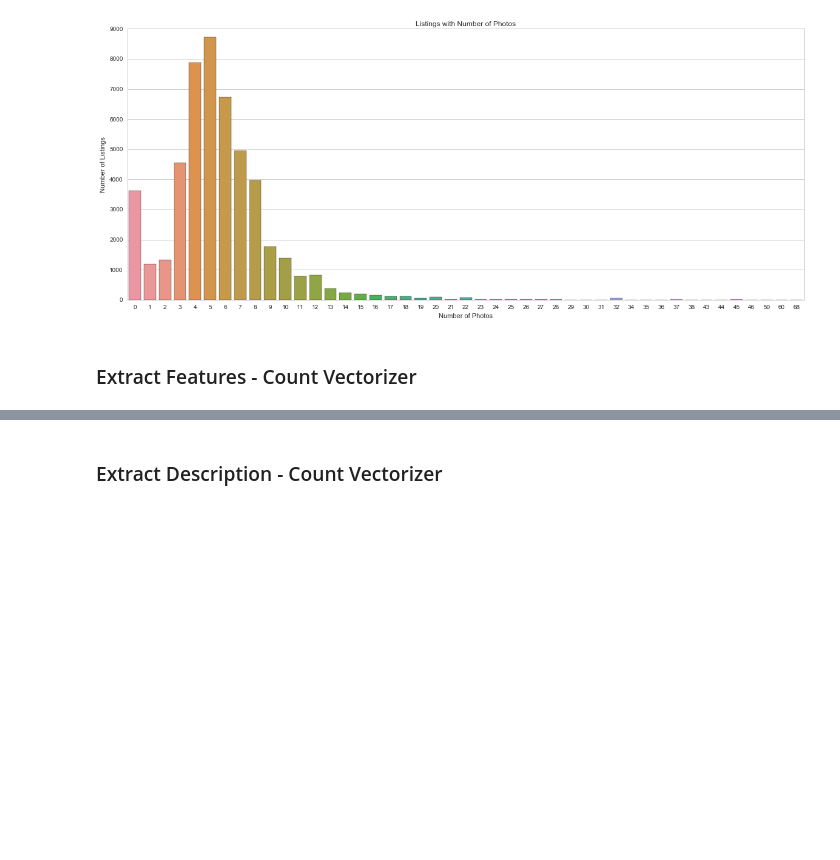
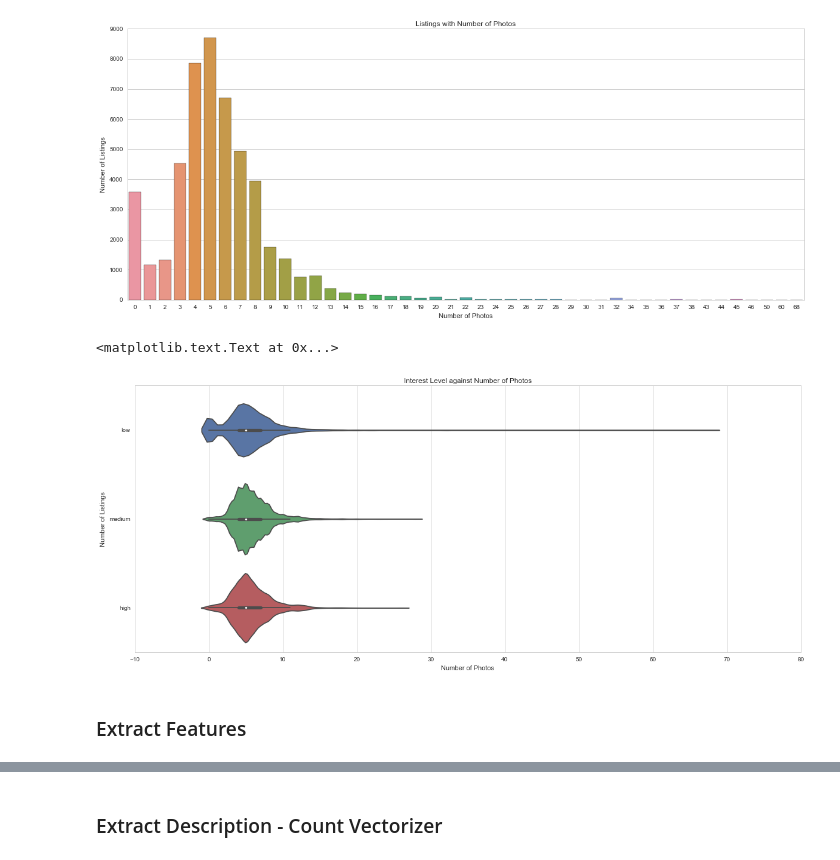
Before and after one commit to LilyElizabethJohn/Kaggle---Two-Sigma-RentHop, a Jupyter notebook: RentHop - 03222017 - EDA.ipynb, the cells around one changed output, grey strips where cells are left out. Drawn from its saved outputs; the diff is of its cells as text; code cells hidden in the pictures; blank space fills up the shorter version.

```diff
--- a/RentHop - 03222017 - EDA.ipynb
+++ b/RentHop - 03222017 - EDA.ipynb
@@ -399,13 +399,22 @@ sns.lmplot(x='longitude', y='latitude', data=lat_long_df, hue='interest_level',
 # %%
 #Photos per listing
 plt.figure(figsize=(20,8))
-train_df["num_photos"] = train_df["photos"].apply(len)
-sns.countplot(train_df['num_photos'])
+lat_long_df["num_photos"] = lat_long_df["photos"].apply(len)
+sns.countplot(lat_long_df['num_photos'])
 plt.title("Listings with Number of Photos")
 plt.xlabel("Number of Photos")
 plt.ylabel("Number of Listings")
 # %% [output]
 <matplotlib.text.Text at 0x...>
 [figure]
+# %%
+plt.figure(figsize=(20,8))
+sns.violinplot(x=lat_long_df['num_photos'],y=lat_long_df['interest_level'],order=['low','medium','high'])
+plt.title("Interest Level against Number of Photos")
+plt.xlabel("Number of Photos")
+plt.ylabel("Number of Listings")
+# %% [output]
+<matplotlib.text.Text at 0x...>
+[figure, added]
 # %% [markdown]
-### Extract Features - Count Vectorizer
+### Extract Features
```
Also changed, not shown: parts of 2 cells of this notebook.
